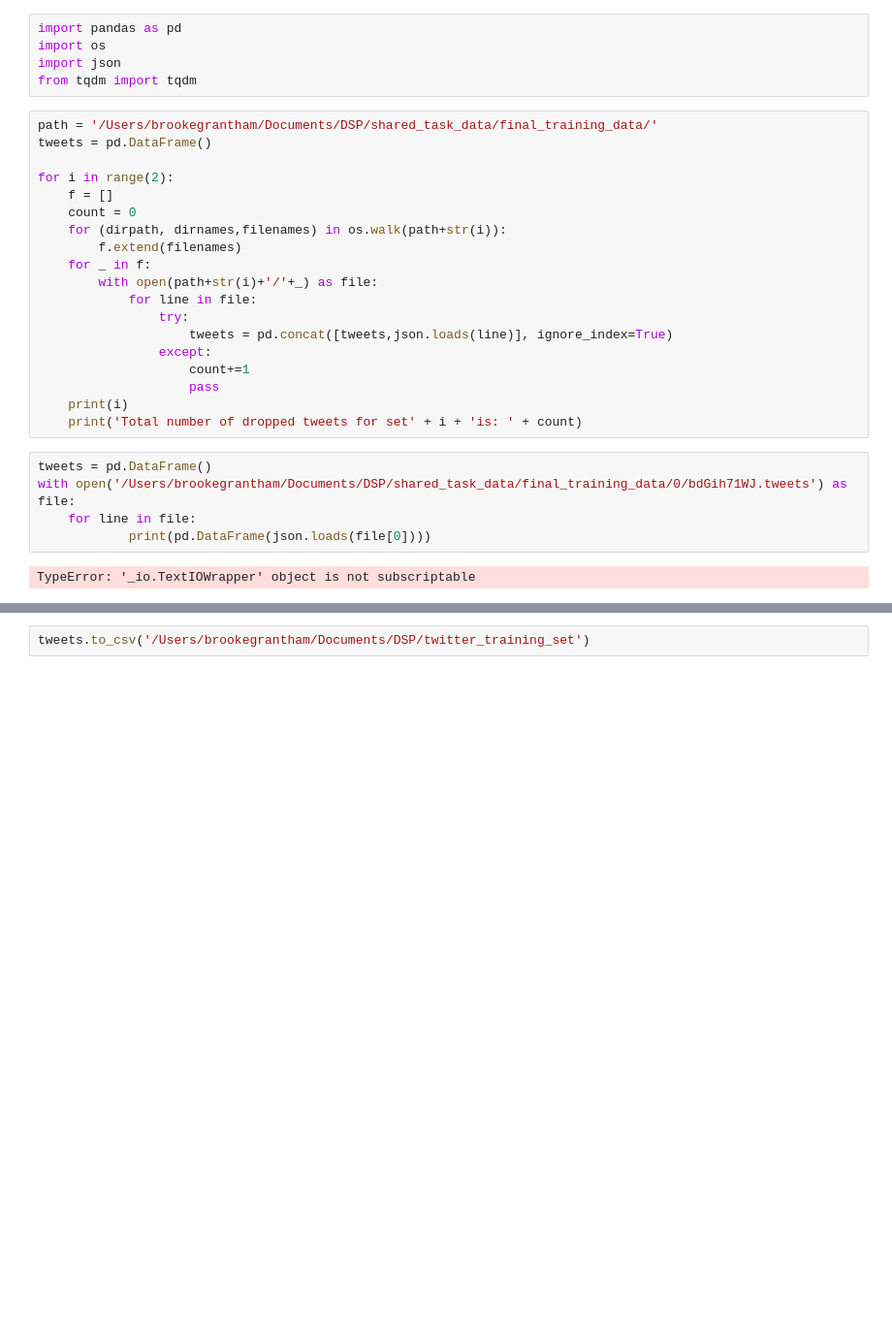
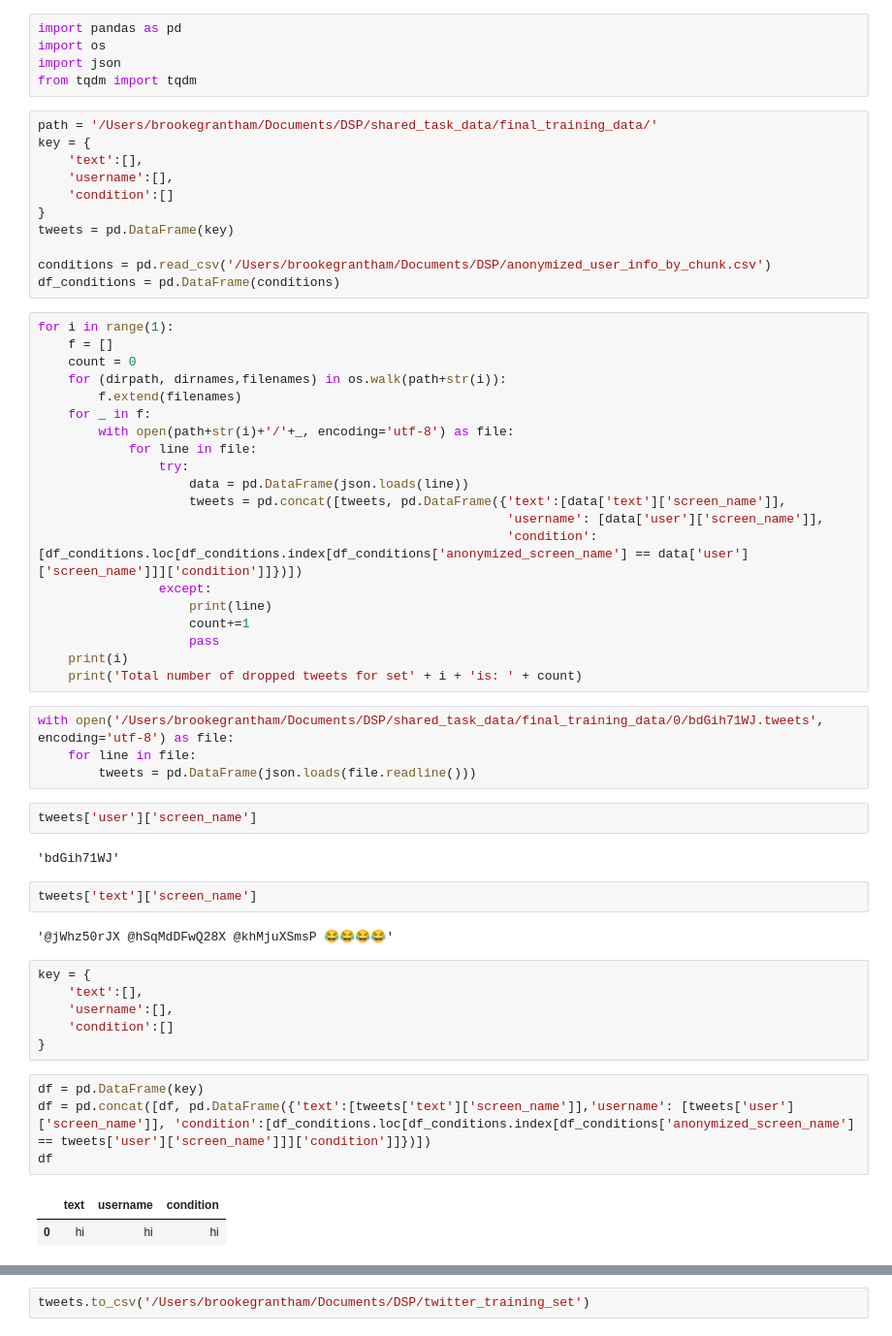
Before and after one commit to brookegrantham/depression-twitter-thesis, a Jupyter notebook: 22.ipynb, the cells around one changed output, grey strips where cells are left out. Shown at 97% size. Drawn from its saved outputs; the diff is of its cells as text; blank space fills up the shorter version.

Commit message:
changing from pulling all data to just username, tweet and condition pulled from csv

```diff
--- a/22.ipynb
+++ b/22.ipynb
@@ -8,29 +8,59 @@ import pandas as pd
 import os
 import json
 from tqdm import tqdm
+# %%
+path = '/Users/brookegrantham/Documents/DSP/shared_task_data/final_training_data/'
+key = {
+    'text':[],
+    'username':[],
+    'condition':[]
+}
+tweets = pd.DataFrame(key)
+
+conditions = pd.read_csv('/Users/brookegrantham/Documents/DSP/anonymized_user_info_by_chunk.csv')
+df_conditions = pd.DataFrame(conditions)
 # %%
-path = '/Users/brookegrantham/Documents/DSP/shared_task_data/final_training_data/'
-tweets = pd.DataFrame()
-
-for i in range(2):
+for i in range(1):
     f = []
     count = 0
     for (dirpath, dirnames,filenames) in os.walk(path+str(i)):
         f.extend(filenames)
     for _ in f:
-        with open(path+str(i)+'/'+_) as file:
+        with open(path+str(i)+'/'+_, encoding='utf-8') as file:
             for line in file:
                 try:
-                    tweets = pd.concat([tweets,json.loads(line)], ignore_index=True)
+                    data = pd.DataFrame(json.loads(line))
+                    tweets = pd.concat([tweets, pd.DataFrame({'text':[data['text']['screen_name']],
+                                                              'username': [data['user']['screen_name']],
+                                                              'condition': [df_conditions.loc[df_conditions.index[df_conditions['anonymized_screen_name'] == data['user']['screen_name']]]['condition']]})])
                 except:
+                    print(line)
                     count+=1
                     pass
     print(i)
     print('Total number of dropped tweets for set' + i + 'is: ' + count)
 # %%
-tweets = pd.DataFrame()
-with open('/Users/brookegrantham/Documents/DSP/shared_task_data/final_training_data/0/bdGih71WJ.tweets') as file:
+with open('/Users/brookegrantham/Documents/DSP/shared_task_data/final_training_data/0/bdGih71WJ.tweets', encoding='utf-8') as file:
     for line in file:
-            print(pd.DataFrame(json.loads(file[0])))
+        tweets = pd.DataFrame(json.loads(file.readline()))
-# %% [output]
-TypeError: '_io.TextIOWrapper' object is not subscriptable
+# %%
+tweets['user']['screen_name']
+# %% [output]
+'bdGih71WJ'
+# %%
+tweets['text']['screen_name']
+# %% [output]
+'@jWhz50rJX @hSqMdDFwQ28X @khMjuXSmsP 😂😂😂😂'
+# %%
+key = {
+    'text':[],
+    'username':[],
+    'condition':[]
+}
+# %%
+df = pd.DataFrame(key)
+df = pd.concat([df, pd.DataFrame({'text':[tweets['text']['screen_name']],'username': [tweets['user']['screen_name']], 'condition':[df_conditions.loc[df_conditions.index[df_conditions['anonymized_screen_name'] == tweets['user']['screen_name']]]['condition']]})])
+df
+# %% [output]
+|  | text | username | condition |
+| 0 | hi | hi | hi |
```
Also changed, not shown: parts of 1 cell of this notebook.
